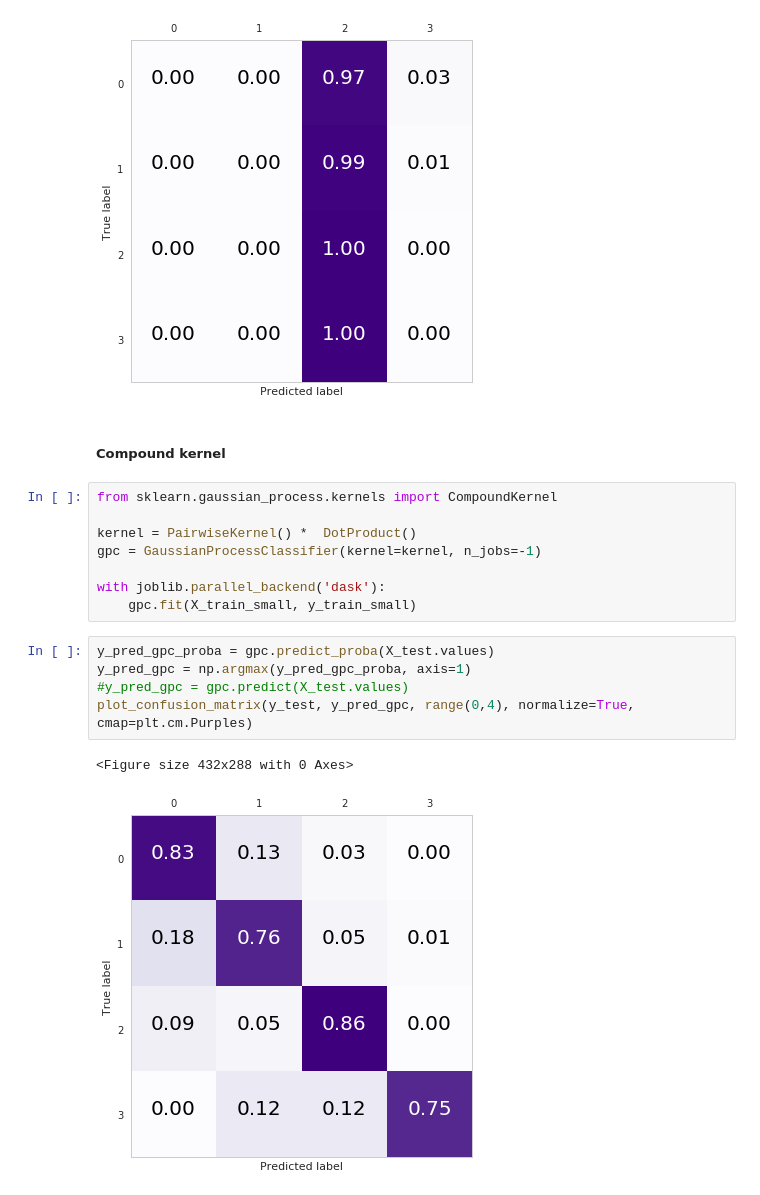
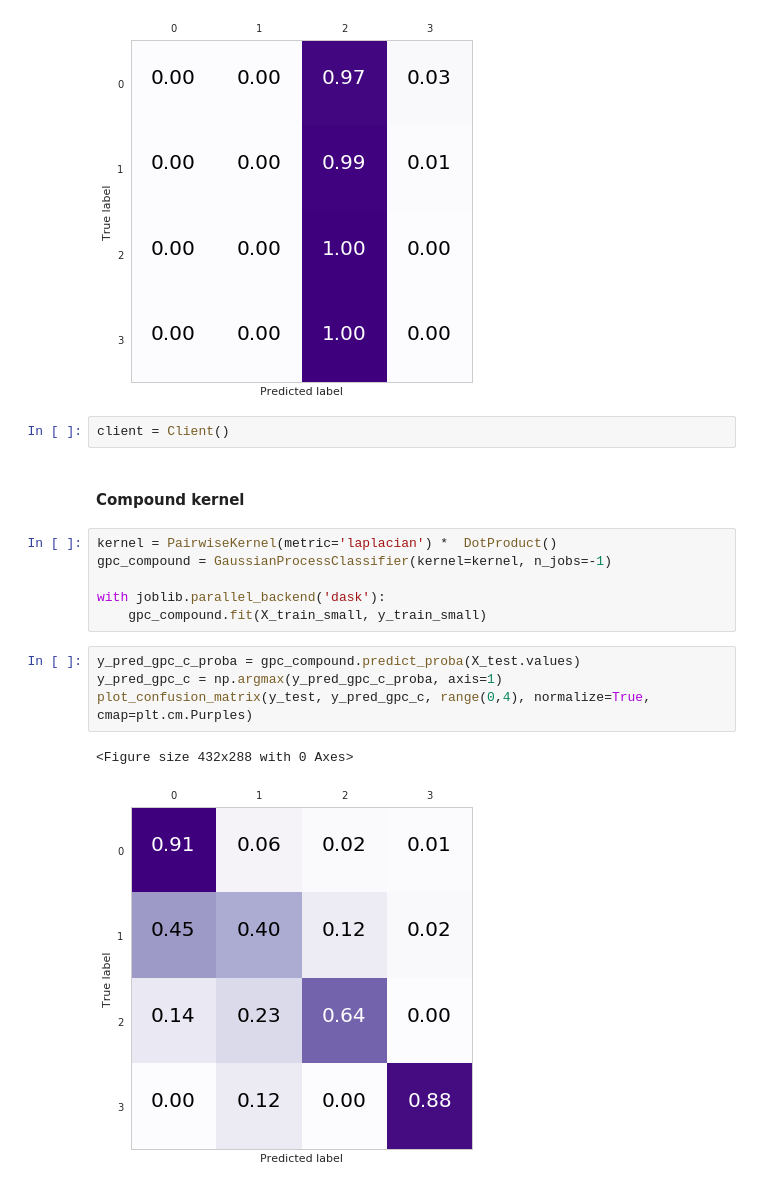
Before and after one commit to fmidev/sasse-polygon-process, a Jupyter notebook: notebooks/model_experiments.ipynb, the cells around one changed output. Cells and saved outputs as stored; diff of their text form.

```diff
--- a/notebooks/model_experiments.ipynb
+++ b/notebooks/model_experiments.ipynb
@@ -946,22 +986,21 @@ plot_confusion_matrix(y_test, y_pred_gpc, range(0,4), normalize=True, cmap=plt.c
 # %% [output]
 <Figure size 432x288 with 0 Axes>
 [figure]
+# %%
+client = Client()
 # %% [markdown]
-##### Compound kernel
+#### Compound kernel
 # %%
-from sklearn.gaussian_process.kernels import CompoundKernel
-
-kernel = PairwiseKernel() *  DotProduct()
-gpc = GaussianProcessClassifier(kernel=kernel, n_jobs=-1)
+kernel = PairwiseKernel(metric='laplacian') *  DotProduct()
+gpc_compound = GaussianProcessClassifier(kernel=kernel, n_jobs=-1)
 
 with joblib.parallel_backend('dask'):
-    gpc.fit(X_train_small, y_train_small)
+    gpc_compound.fit(X_train_small, y_train_small)
 # %%
-y_pred_gpc_proba = gpc.predict_proba(X_test.values)
-y_pred_gpc = np.argmax(y_pred_gpc_proba, axis=1)
-#y_pred_gpc = gpc.predict(X_test.values)
-plot_confusion_matrix(y_test, y_pred_gpc, range(0,4), normalize=True, cmap=plt.cm.Purples)
+y_pred_gpc_c_proba = gpc_compound.predict_proba(X_test.values)
+y_pred_gpc_c = np.argmax(y_pred_gpc_c_proba, axis=1)
+plot_confusion_matrix(y_test, y_pred_gpc_c, range(0,4), normalize=True, cmap=plt.cm.Purples)
 # %% [output]
 <Figure size 432x288 with 0 Axes>
-[figure, old version]
+[figure, new version]
 # %%
```
Also changed, not shown: parts of 45 cells of this notebook, 5 other files.
